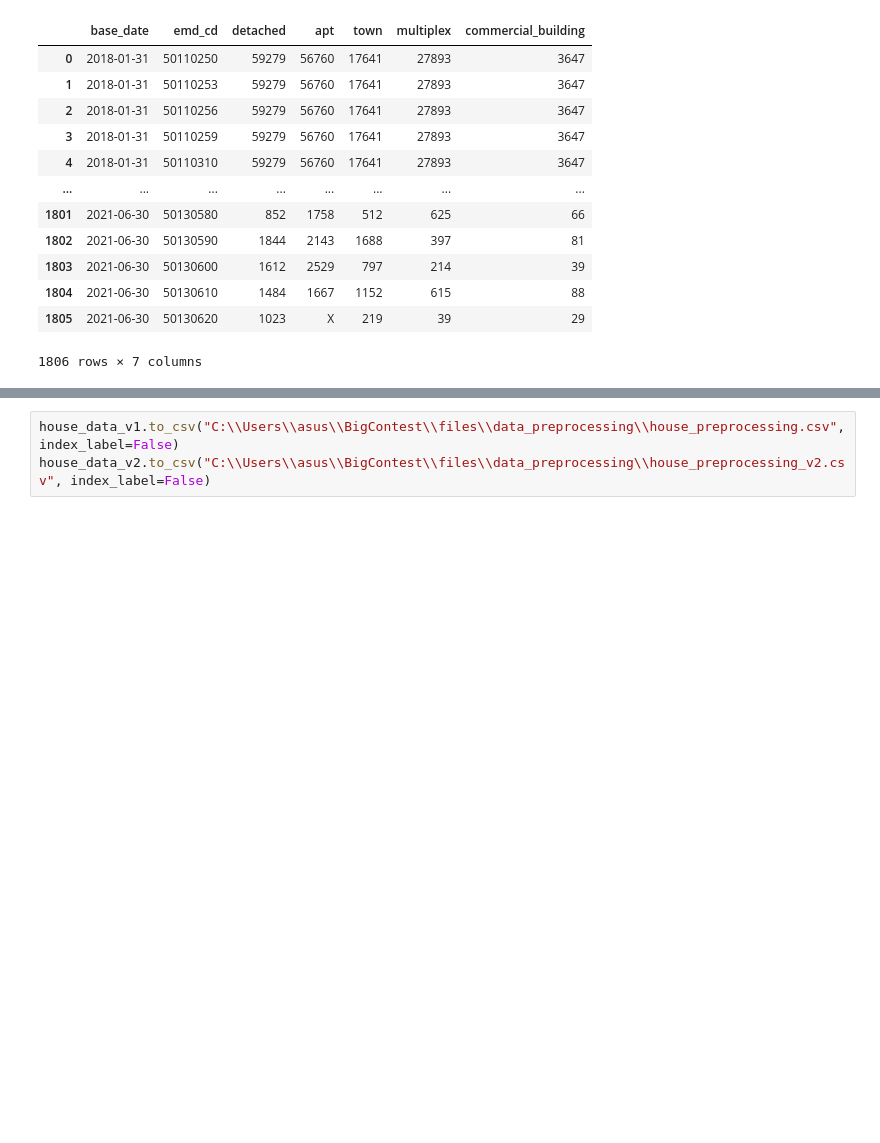
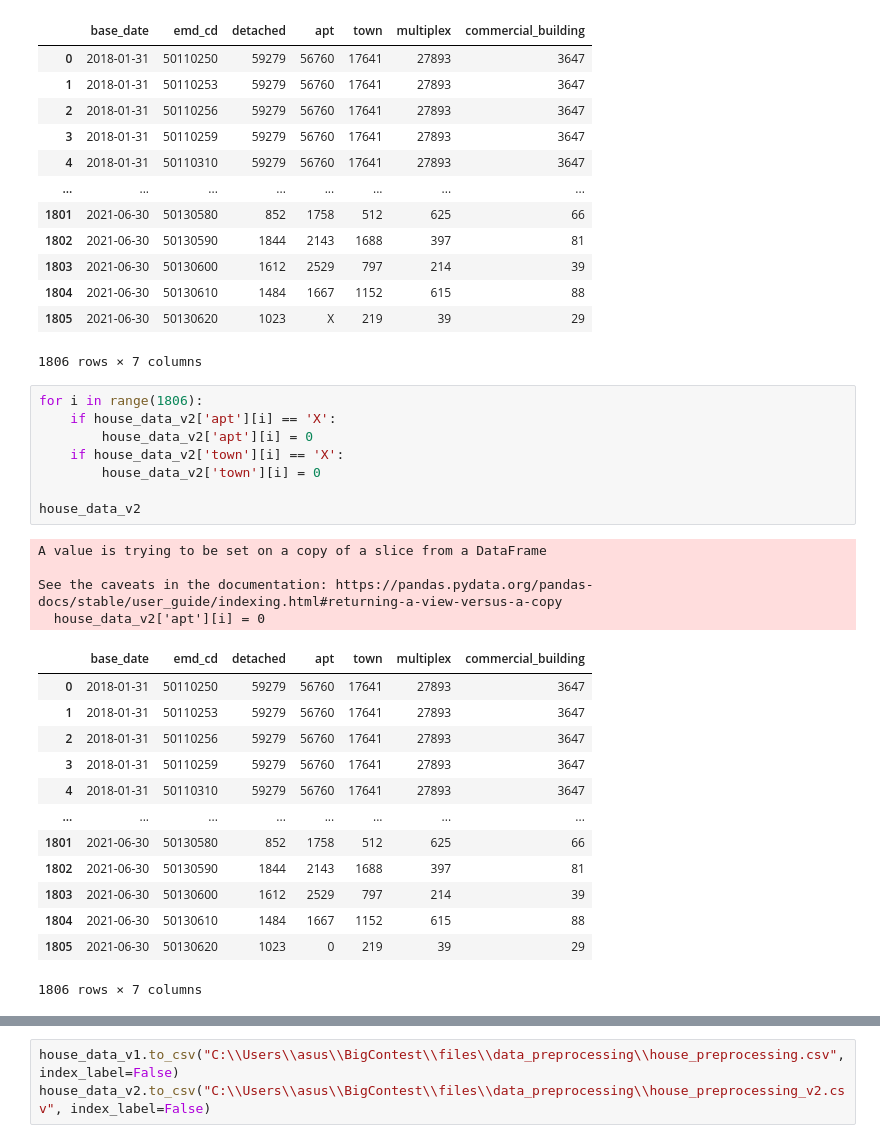
Before and after one commit to CUAI-CAU/BigContest_ECOtamra, a Jupyter notebook: code/preprocessing/house_preprocessing.ipynb, the cells around one changed output, grey strips where cells are left out. Cells and saved outputs as stored; diff of their text form; blank space fills up the shorter version.

```diff
--- a/code/preprocessing/house_preprocessing.ipynb
+++ b/code/preprocessing/house_preprocessing.ipynb
@@ -249,3 +249,29 @@ house_data_v2
 | 1804 | 2021-06-30 | 50130610 | 1484 | 1667 | 1152 | 615 | 88 |
 | 1805 | 2021-06-30 | 50130620 | 1023 | X | 219 | 39 | 29 |
 1806 rows × 7 columns
+# %%
+for i in range(1806):
+    if house_data_v2['apt'][i] == 'X':
+        house_data_v2['apt'][i] = 0
+    if house_data_v2['town'][i] == 'X':
+        house_data_v2['town'][i] = 0
+
+house_data_v2
+# %% [output]
+A value is trying to be set on a copy of a slice from a DataFrame
+
+See the caveats in the documentation: https://pandas.pydata.org/pandas-docs/stable/user_guide/indexing.html#returning-a-view-versus-a-copy
+  house_data_v2['apt'][i] = 0
+|  | base_date | emd_cd | detached | apt | town | multiplex | commercial_building |
+| 0 | 2018-01-31 | 50110250 | 59279 | 56760 | 17641 | 27893 | 3647 |
+| 1 | 2018-01-31 | 50110253 | 59279 | 56760 | 17641 | 27893 | 3647 |
+| 2 | 2018-01-31 | 50110256 | 59279 | 56760 | 17641 | 27893 | 3647 |
+| 3 | 2018-01-31 | 50110259 | 59279 | 56760 | 17641 | 27893 | 3647 |
+| 4 | 2018-01-31 | 50110310 | 59279 | 56760 | 17641 | 27893 | 3647 |
+| ... | ... | ... | ... | ... | ... | ... | ... |
+| 1801 | 2021-06-30 | 50130580 | 852 | 1758 | 512 | 625 | 66 |
+| 1802 | 2021-06-30 | 50130590 | 1844 | 2143 | 1688 | 397 | 81 |
+| 1803 | 2021-06-30 | 50130600 | 1612 | 2529 | 797 | 214 | 39 |
+| 1804 | 2021-06-30 | 50130610 | 1484 | 1667 | 1152 | 615 | 88 |
+| 1805 | 2021-06-30 | 50130620 | 1023 | 0 | 219 | 39 | 29 |
+1806 rows × 7 columns
```
Also changed, not shown: parts of 2 cells of this notebook.
